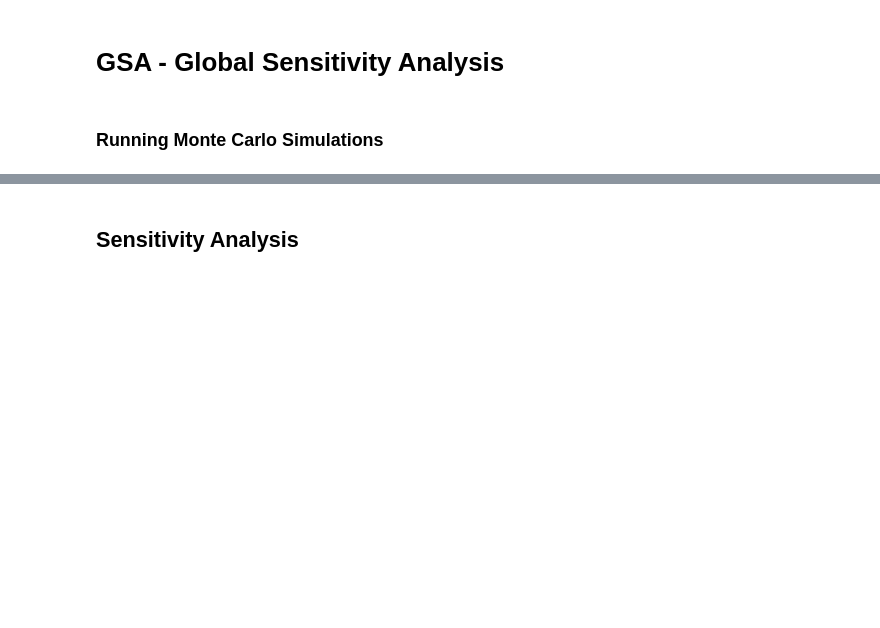
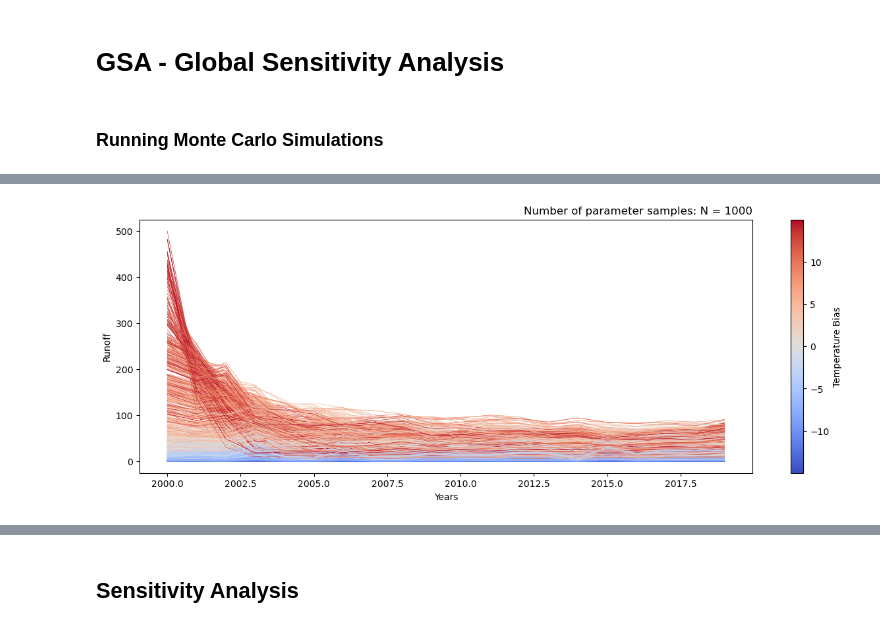
Before and after one commit to chloe-hancock/oggm, a Jupyter notebook: oggm/sandbox/notebooks/sensitvity_SAFE/sa.ipynb, the cells around one changed output, grey strips where cells are left out. Cells and saved outputs as stored; diff of their text form; code cells hidden in the pictures; blank space fills up the shorter version.

```diff
--- a/oggm/sandbox/notebooks/sensitvity_SAFE/sa.ipynb
+++ b/oggm/sandbox/notebooks/sensitvity_SAFE/sa.ipynb
@@ -632,0 +592,35 @@ plt.show()
+# %%
+# Also colour mapping (retrospectively) based on temp_bias values
+import matplotlib.pyplot as plt
+import numpy as np
+
+temp_bias_index = 2  # Index of temp_bias in X
+
+
+import matplotlib.pyplot as plt
+import numpy as np
+
+# Colormap and normalization
+cmap = plt.cm.coolwarm
+norm = plt.Normalize(vmin=X[:, temp_bias_index].min(), vmax=X[:, temp_bias_index].max())
+
+fig, ax = plt.subplots(figsize=(15, 5))
+
+# Plot each simulation with color based on temp_bias
+for i in range(QQ_runoff.shape[0]):  # assuming QQ_runoff is (N, time)
+    color = cmap(norm(X[i, temp_bias_index]))
+    ax.plot(mbdf.index.values, QQ_runoff[i, :], linewidth=0.5, color=color)
+
+ax.set_ylabel('Runoff')
+ax.set_xlabel('Years')
+ax.set_title(f"Number of parameter samples: N = {N}", loc='right')
+
+# Add colorbar linked to the same colormap
+sm = plt.cm.ScalarMappable(cmap=cmap, norm=norm)
+sm.set_array([])  # required for colorbar
+cbar = fig.colorbar(sm, ax=ax)  # <-- specify ax here
+cbar.set_label('Temperature Bias')
+
+plt.show()
+# %% [output]
+[figure, added]
```
Also changed, not shown: parts of 20 cells of this notebook.
